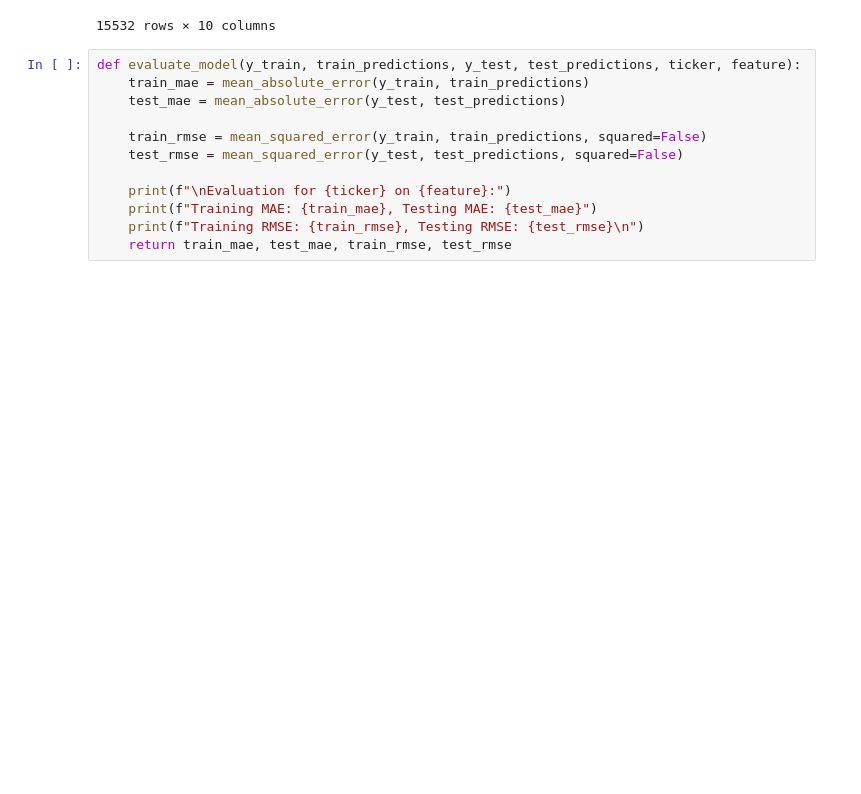
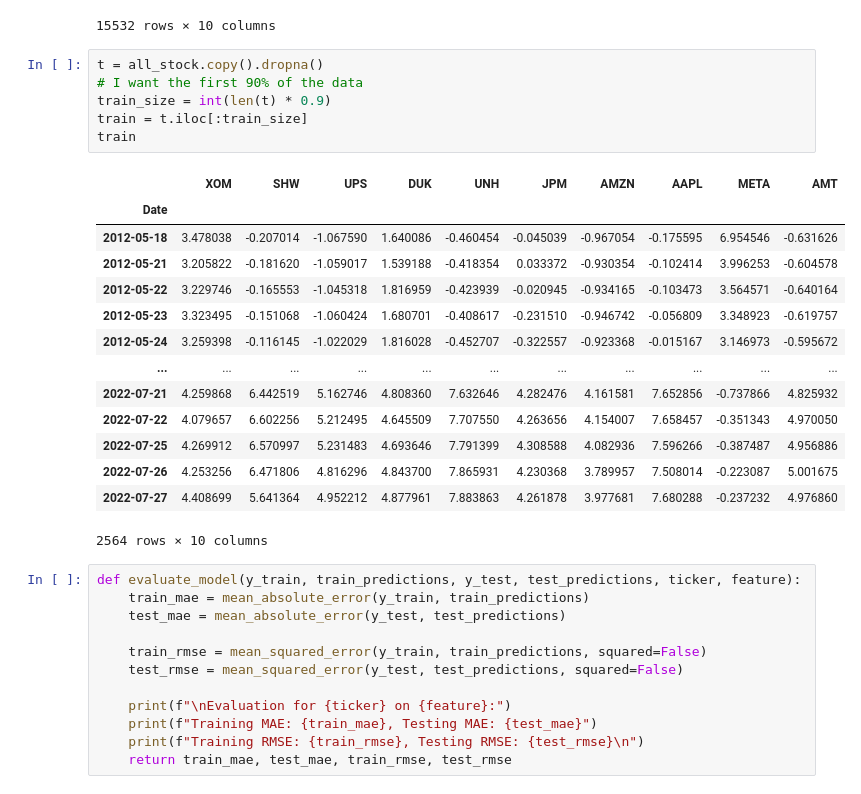
Before and after one commit to NUSFintechQuant/AY2324S1-ML-Based-Equity-Pairs-PO, a Jupyter notebook: ji_an_research/pca_lstm_d.ipynb, the cells around one changed output. Cells and saved outputs as stored; diff of their text form; blank space fills up the shorter version.

```diff
--- a/ji_an_research/pca_lstm_d.ipynb
+++ b/ji_an_research/pca_lstm_d.ipynb
@@ -70,6 +70,27 @@ all_stock
 | 2023-09-13 | 6.064512 | 6.888667 | 3.617890 | 4.341208 | 7.008268 | 6.168327 | 5.042881 | 8.812317 | -3.885291 | 2.699762 |
 | 2023-09-14 | 5.952563 | 6.910635 | 3.786476 | 4.075677 | 7.061056 | 6.265001 | 5.139979 | 8.820390 | -4.022763 | 2.803205 |
 15532 rows × 10 columns
+# %%
+t = all_stock.copy().dropna()
+# I want the first 90% of the data
+train_size = int(len(t) * 0.9)
+train = t.iloc[:train_size]
+train
+# %% [output]
+|  | XOM | SHW | UPS | DUK | UNH | JPM | AMZN | AAPL | META | AMT |
+| Date |  |  |  |  |  |  |  |  |  |  |
+| 2012-05-18 | 3.478038 | -0.207014 | -1.067590 | 1.640086 | -0.460454 | -0.045039 | -0.967054 | -0.175595 | 6.954546 | -0.631626 |
+| 2012-05-21 | 3.205822 | -0.181620 | -1.059017 | 1.539188 | -0.418354 | 0.033372 | -0.930354 | -0.102414 | 3.996253 | -0.604578 |
+| 2012-05-22 | 3.229746 | -0.165553 | -1.045318 | 1.816959 | -0.423939 | -0.020945 | -0.934165 | -0.103473 | 3.564571 | -0.640164 |
+| 2012-05-23 | 3.323495 | -0.151068 | -1.060424 | 1.680701 | -0.408617 | -0.231510 | -0.946742 | -0.056809 | 3.348923 | -0.619757 |
+| 2012-05-24 | 3.259398 | -0.116145 | -1.022029 | 1.816028 | -0.452707 | -0.322557 | -0.923368 | -0.015167 | 3.146973 | -0.595672 |
+| ... | ... | ... | ... | ... | ... | ... | ... | ... | ... | ... |
+| 2022-07-21 | 4.259868 | 6.442519 | 5.162746 | 4.808360 | 7.632646 | 4.282476 | 4.161581 | 7.652856 | -0.737866 | 4.825932 |
+| 2022-07-22 | 4.079657 | 6.602256 | 5.212495 | 4.645509 | 7.707550 | 4.263656 | 4.154007 | 7.658457 | -0.351343 | 4.970050 |
+| 2022-07-25 | 4.269912 | 6.570997 | 5.231483 | 4.693646 | 7.791399 | 4.308588 | 4.082936 | 7.596266 | -0.387487 | 4.956886 |
+| 2022-07-26 | 4.253256 | 6.471806 | 4.816296 | 4.843700 | 7.865931 | 4.230368 | 3.789957 | 7.508014 | -0.223087 | 5.001675 |
+| 2022-07-27 | 4.408699 | 5.641364 | 4.952212 | 4.877961 | 7.883863 | 4.261878 | 3.977681 | 7.680288 | -0.237232 | 4.976860 |
+2564 rows × 10 columns
 # %%
 def evaluate_model(y_train, train_predictions, y_test, test_predictions, ticker, feature):
     train_mae = mean_absolute_error(y_train, train_predictions)
```
Also changed, not shown: parts of 1 cell of this notebook, 3 other files.
